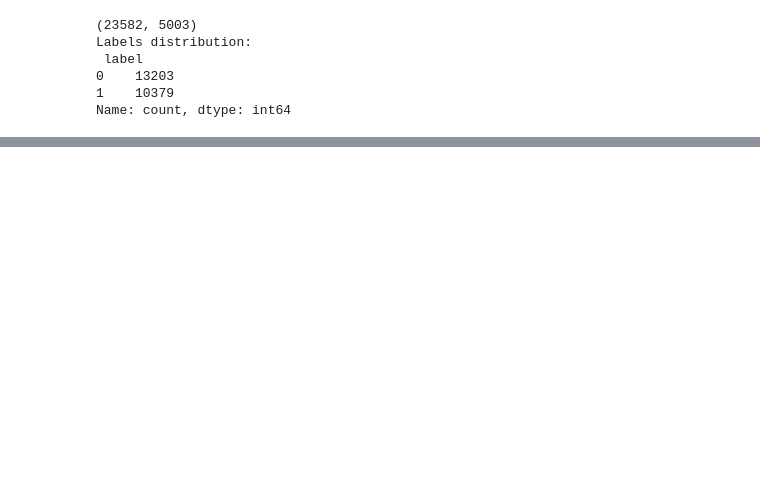
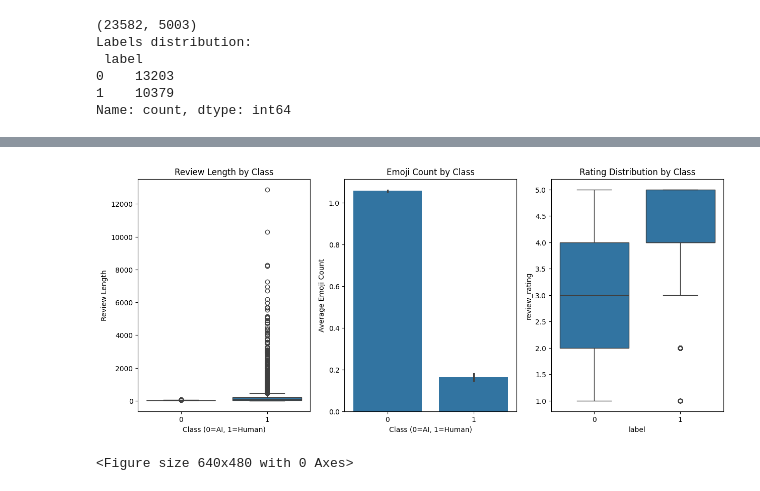
Before and after one commit to aeron02/w1956736_FYP, a Jupyter notebook: w1956736_FYP.ipynb, the cells around one changed output, grey strips where cells are left out. Cells and saved outputs as stored; diff of their text form; code cells hidden in the pictures; blank space fills up the shorter version.

```diff
--- a/w1956736_FYP.ipynb
+++ b/w1956736_FYP.ipynb
@@ -343,0 +452,26 @@ Name: count, dtype: int64
+# %%
+fig, axes = plt.subplots(1, 3, figsize=(15, 6))
+
+# Review length by class
+sns.boxplot(x='label', y='review_len', data=final_dataset, ax=axes[0])
+axes[0].set_title("Review Length by Class")
+axes[0].set_xlabel("Class (0=AI, 1=Human)")
+axes[0].set_ylabel("Review Length")
+
+# Emoji count by class
+sns.barplot(x='label', y='emoji_count', data=final_dataset, ax=axes[1])
+axes[1].set_title("Emoji Count by Class")
+axes[1].set_xlabel("Class (0=AI, 1=Human)")
+axes[1].set_ylabel("Average Emoji Count")
+
+#Ratings distribution by class
+sns.boxplot(x='label', y='review_rating', data=final_dataset, ax=axes[2])
+plt.title("Rating Distribution by Class")
+plt.show()
+
+
+plt.tight_layout()
+plt.show()
+# %% [output]
+[figure, added]
+<Figure size 640x480 with 0 Axes>
```
Also changed, not shown: parts of 11 cells of this notebook, 1 other file.
